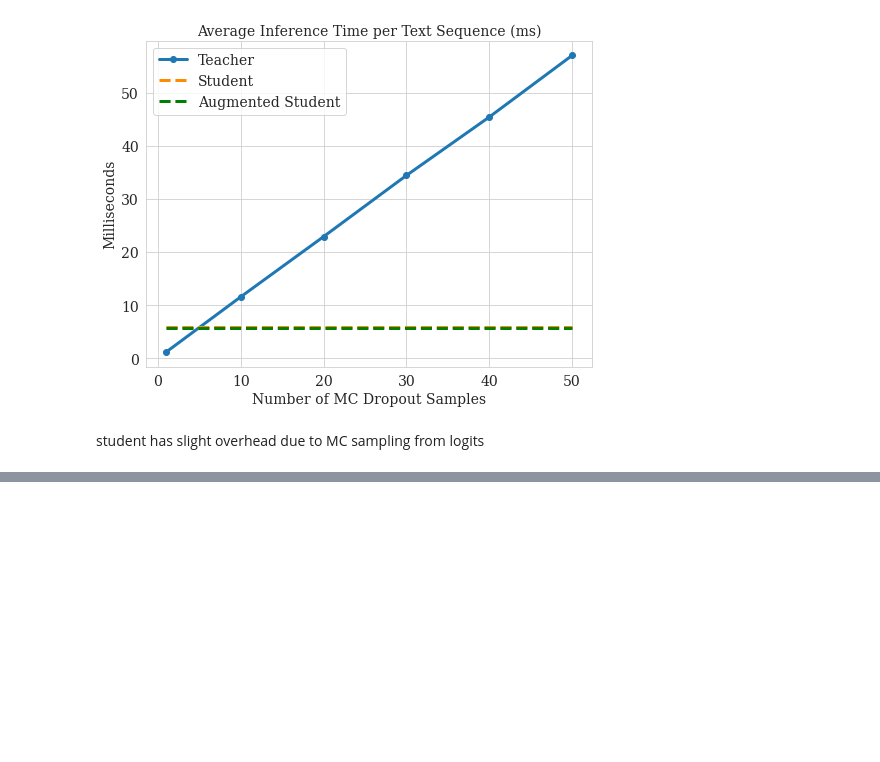
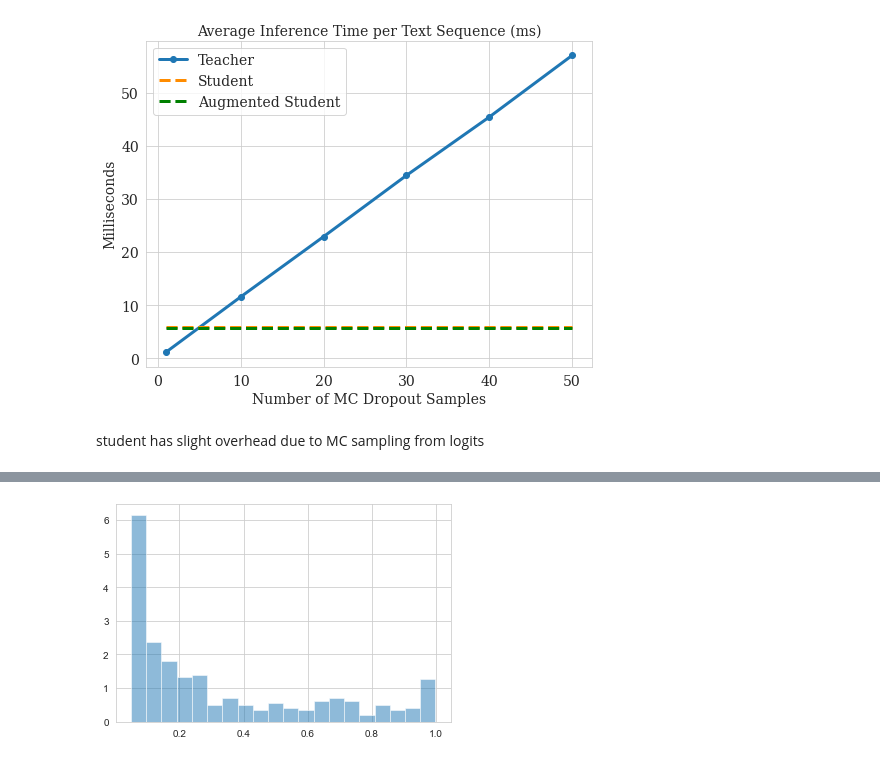
Before and after one commit to jsonnenburg/real-time-uncertainty-text-classification, a Jupyter notebook: analysis/teacher_student_MCD_performance.ipynb, the cells around one changed output, grey strips where cells are left out. Cells and saved outputs as stored; diff of their text form; code cells hidden in the pictures; blank space fills up the shorter version.

```diff
--- a/analysis/teacher_student_MCD_performance.ipynb
+++ b/analysis/teacher_student_MCD_performance.ipynb
@@ -157,0 +248,5 @@ student has slight overhead due to MC sampling from logits
+# %%
+plt.hist(diff_teacher[diff_teacher > 0.05], bins=20, alpha=0.5, label='Teacher', density=True);
+# lots of extreme predictions, less in the middle
+# %% [output]
+[figure, added]
```
Also changed, not shown: parts of 11 cells of this notebook, 1 other file.
